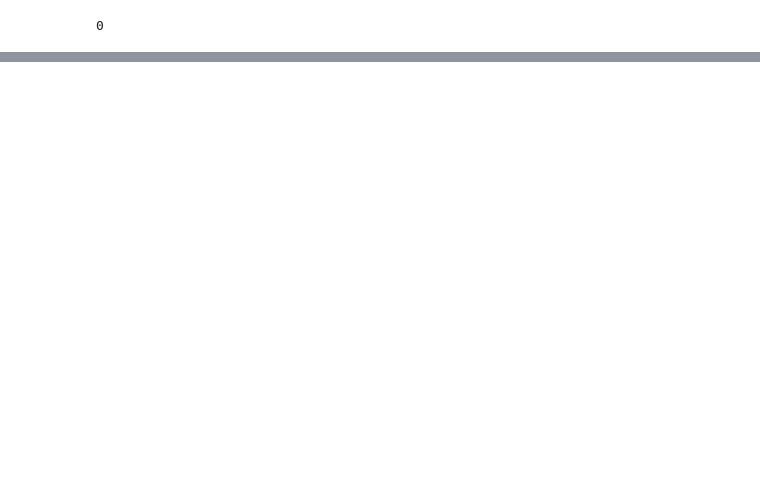
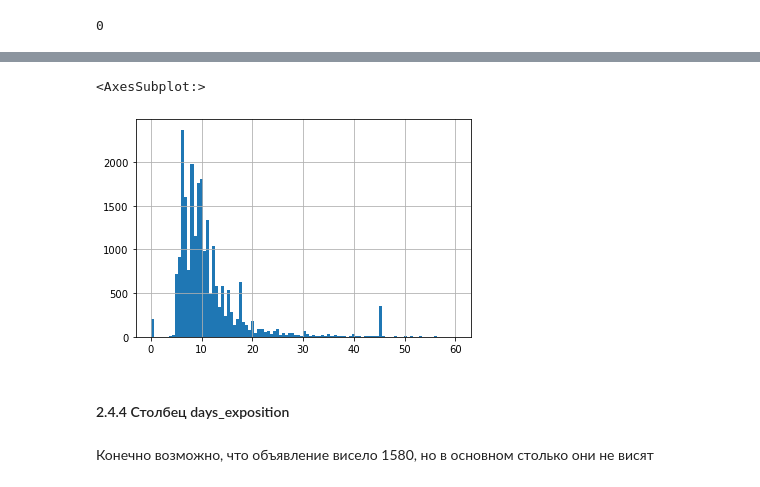
Before and after one commit to DmitrijUsachev/Sprint3, a Jupyter notebook: sprint_3_project.ipynb, the cells around one changed output, grey strips where cells are left out. Saved outputs shown, nothing was run; the diff lists cells and outputs as text; code cells hidden in the pictures; blank space fills up the shorter version.

```diff
--- a/sprint_3_project.ipynb
+++ b/sprint_3_project.ipynb
@@ -283,0 +574,11 @@ SyntaxError: invalid syntax (2883642877.py, line 1)
+# %%
+data = data[data['kitchen_area'] < 60]
+data = data[(data['kitchen_area'] > 4) | (data['kitchen_area'] == 0)]
+data['kitchen_area'].hist(bins=100, range=(0, 60))
+# %% [output]
+<AxesSubplot:>
+[figure, added]
+# %% [markdown]
+#### 2.4.4 Столбец days_exposition
+# %% [markdown]
+Конечно возможно, что объявление висело 1580, но в основном столько они не висят
```
Also changed, not shown: parts of 211 cells of this notebook.
